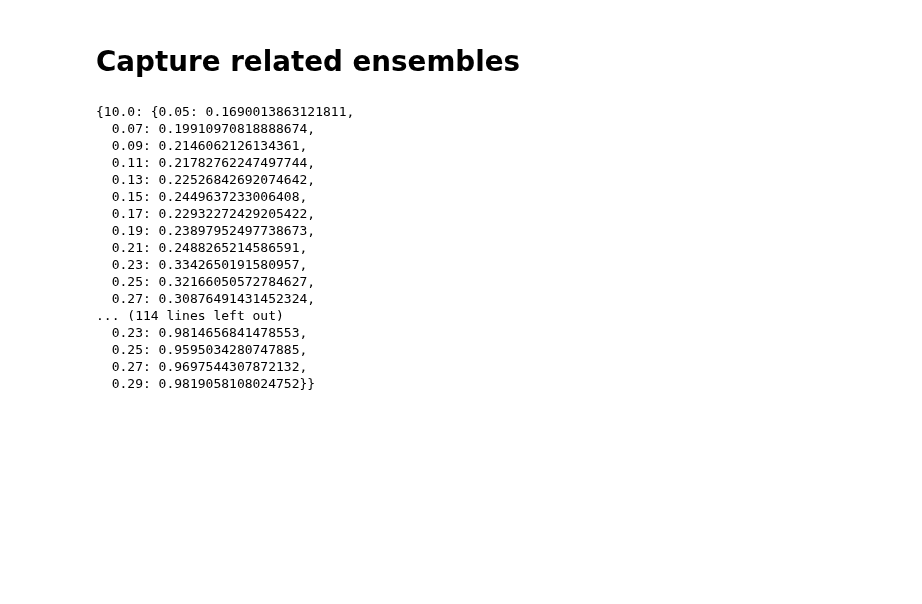
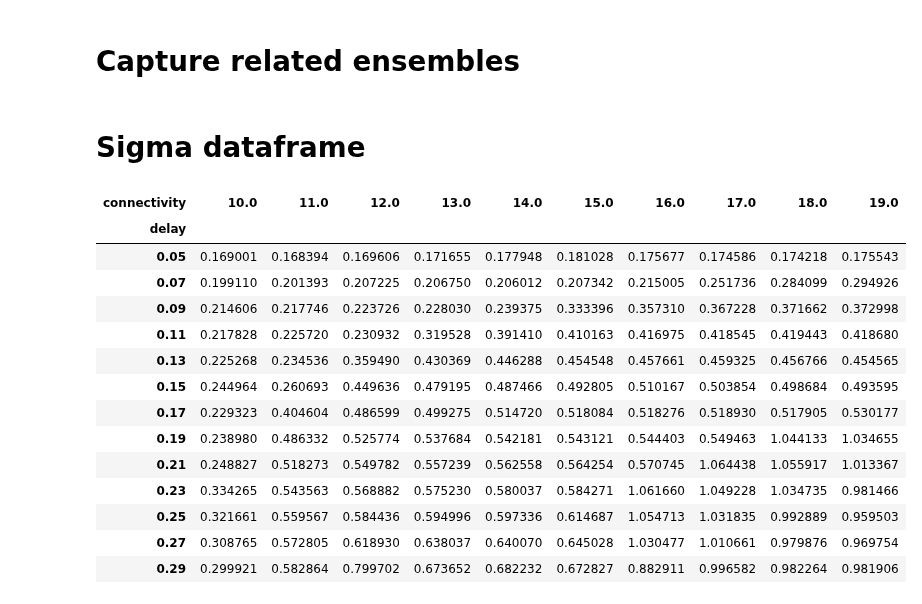
Before and after one commit to mmehrani/master_thesis, a Jupyter notebook: scripts/all_neurons_model_in_one_place/drawing_grid_of_phase_space.ipynb, the cells around one changed output. Cells and saved outputs as stored; diff of their text form; code cells hidden in the pictures; blank space fills up the shorter version.

```diff
--- a/scripts/all_neurons_model_in_one_place/drawing_grid_of_phase_space.ipynb
+++ b/scripts/all_neurons_model_in_one_place/drawing_grid_of_phase_space.ipynb
@@ -69,20 +77,23 @@ for g_folder in desired_g_folders:
-# %%
-sigma_glossary_dict
-# %% [output]
-{10.0: {0.05: 0.1690013863121811,
-  0.07: 0.19910970818888674,
-  0.09: 0.2146062126134361,
-  0.11: 0.21782762247497744,
-  0.13: 0.22526842692074642,
-  0.15: 0.2449637233006408,
-  0.17: 0.22932272429205422,
-  0.19: 0.23897952497738673,
-  0.21: 0.2488265214586591,
-  0.23: 0.3342650191580957,
-  0.25: 0.32166050572784627,
-  0.27: 0.30876491431452324,
-... (114 lines left out)
-  0.23: 0.9814656841478553,
-  0.25: 0.9595034280747885,
-  0.27: 0.9697544307872132,
-  0.29: 0.9819058108024752}}
+# %% [markdown]
+# Sigma dataframe
+# %%
+sigma_table = pd.DataFrame.from_dict(sigma_glossary_dict)
+sigma_table.index.name = 'delay'
+sigma_table.columns.name = 'connectivity'
+sigma_table
+# %% [output]
+| connectivity | 10.0 | 11.0 | 12.0 | 13.0 | 14.0 | 15.0 | 16.0 | 17.0 | 18.0 | 19.0 |
+| delay |  |  |  |  |  |  |  |  |  |  |
+| 0.05 | 0.169001 | 0.168394 | 0.169606 | 0.171655 | 0.177948 | 0.181028 | 0.175677 | 0.174586 | 0.174218 | 0.175543 |
+| 0.07 | 0.199110 | 0.201393 | 0.207225 | 0.206750 | 0.206012 | 0.207342 | 0.215005 | 0.251736 | 0.284099 | 0.294926 |
+| 0.09 | 0.214606 | 0.217746 | 0.223726 | 0.228030 | 0.239375 | 0.333396 | 0.357310 | 0.367228 | 0.371662 | 0.372998 |
+| 0.11 | 0.217828 | 0.225720 | 0.230932 | 0.319528 | 0.391410 | 0.410163 | 0.416975 | 0.418545 | 0.419443 | 0.418680 |
+| 0.13 | 0.225268 | 0.234536 | 0.359490 | 0.430369 | 0.446288 | 0.454548 | 0.457661 | 0.459325 | 0.456766 | 0.454565 |
+| 0.15 | 0.244964 | 0.260693 | 0.449636 | 0.479195 | 0.487466 | 0.492805 | 0.510167 | 0.503854 | 0.498684 | 0.493595 |
+| 0.17 | 0.229323 | 0.404604 | 0.486599 | 0.499275 | 0.514720 | 0.518084 | 0.518276 | 0.518930 | 0.517905 | 0.530177 |
+| 0.19 | 0.238980 | 0.486332 | 0.525774 | 0.537684 | 0.542181 | 0.543121 | 0.544403 | 0.549463 | 1.044133 | 1.034655 |
+| 0.21 | 0.248827 | 0.518273 | 0.549782 | 0.557239 | 0.562558 | 0.564254 | 0.570745 | 1.064438 | 1.055917 | 1.013367 |
+| 0.23 | 0.334265 | 0.543563 | 0.568882 | 0.575230 | 0.580037 | 0.584271 | 1.061660 | 1.049228 | 1.034735 | 0.981466 |
+| 0.25 | 0.321661 | 0.559567 | 0.584436 | 0.594996 | 0.597336 | 0.614687 | 1.054713 | 1.031835 | 0.992889 | 0.959503 |
+| 0.27 | 0.308765 | 0.572805 | 0.618930 | 0.638037 | 0.640070 | 0.645028 | 1.030477 | 1.010661 | 0.979876 | 0.969754 |
+| 0.29 | 0.299921 | 0.582864 | 0.799702 | 0.673652 | 0.682232 | 0.672827 | 0.882911 | 0.996582 | 0.982264 | 0.981906 |
```
Also changed, not shown: parts of 8 cells of this notebook.
